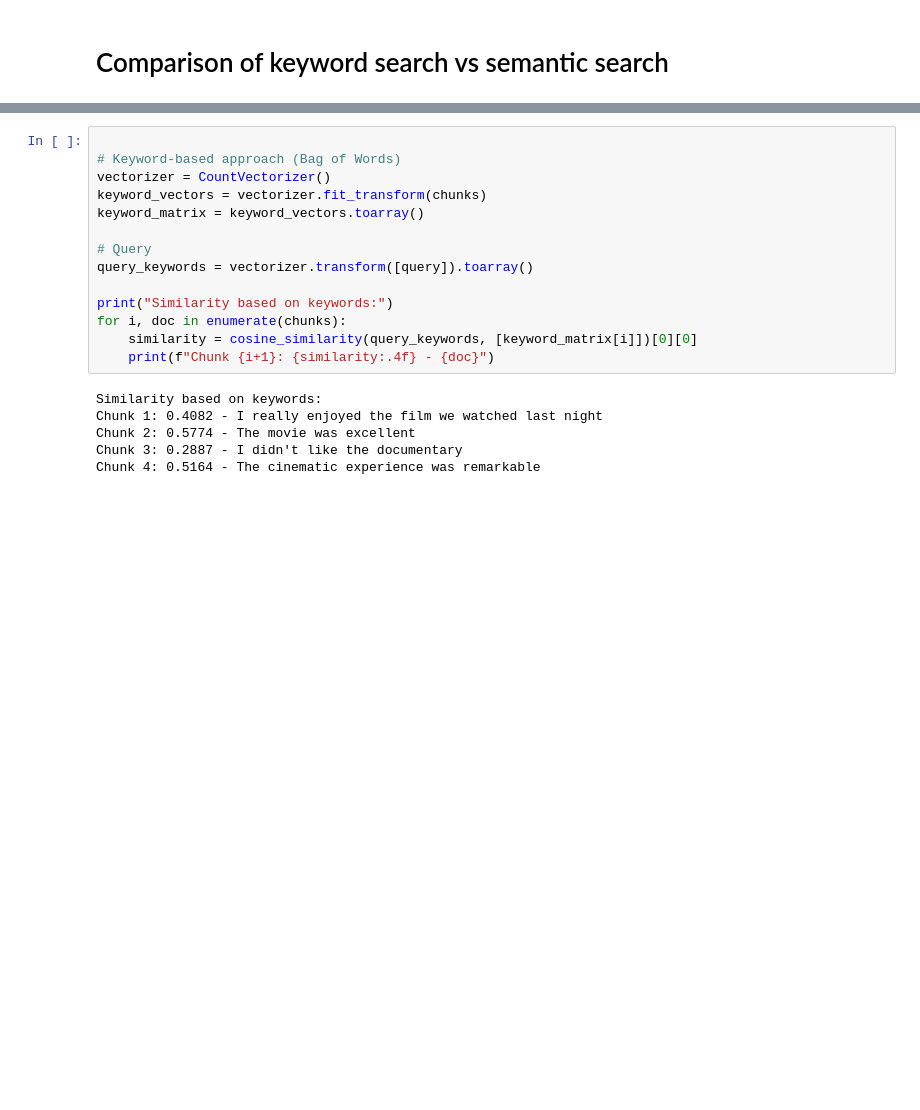
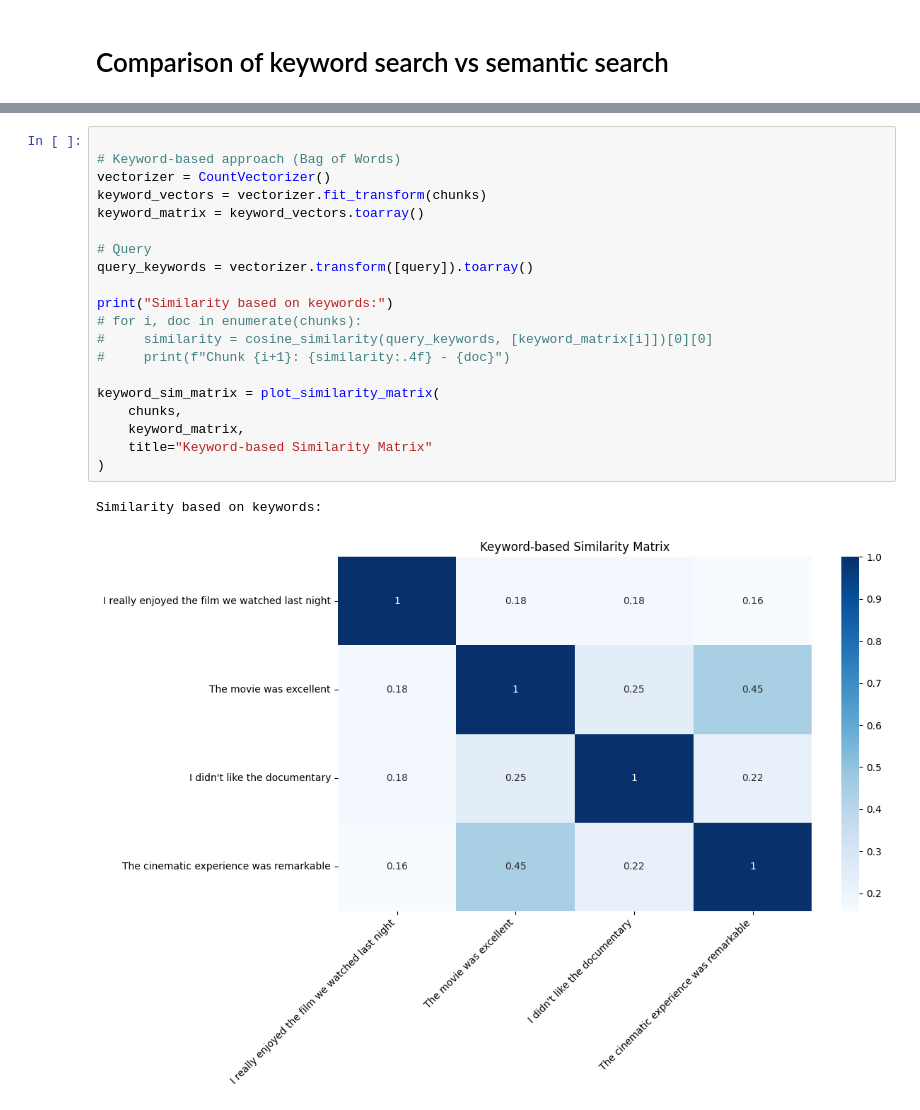
Before and after one commit to lakshmanok/generative-ai-design-patterns, a Jupyter notebook: examples/07_semantic_indexing/1_keyword_vs_embeddings.ipynb, the cells around one changed output, grey strips where cells are left out. Saved outputs shown, nothing was run; the diff lists cells and outputs as text; blank space fills up the shorter version.

```diff
--- a/examples/07_semantic_indexing/1_keyword_vs_embeddings.ipynb
+++ b/examples/07_semantic_indexing/1_keyword_vs_embeddings.ipynb
@@ -19,23 +58,26 @@ query = "The film was great"
 # %%
 
 # Keyword-based approach (Bag of Words)
 vectorizer = CountVectorizer()
 keyword_vectors = vectorizer.fit_transform(chunks)
 keyword_matrix = keyword_vectors.toarray()
 
 # Query
 query_keywords = vectorizer.transform([query]).toarray()
 
 print("Similarity based on keywords:")
-for i, doc in enumerate(chunks):
-    similarity = cosine_similarity(query_keywords, [keyword_matrix[i]])[0][0]
-    print(f"Chunk {i+1}: {similarity:.4f} - {doc}")
+# for i, doc in enumerate(chunks):
+#     similarity = cosine_similarity(query_keywords, [keyword_matrix[i]])[0][0]
+#     print(f"Chunk {i+1}: {similarity:.4f} - {doc}")
+
+keyword_sim_matrix = plot_similarity_matrix(
+    chunks,
+    keyword_matrix,
+    title="Keyword-based Similarity Matrix"
+)
 # %% [output]
 Similarity based on keywords:
-Chunk 1: 0.4082 - I really enjoyed the film we watched last night
-Chunk 2: 0.5774 - The movie was excellent
-Chunk 3: 0.2887 - I didn't like the documentary
-Chunk 4: 0.5164 - The cinematic experience was remarkable
+[figure, added]
 # %%
 # Embedding-based approach
 model = SentenceTransformer('all-MiniLM-L6-v2')
```
Also changed, not shown: parts of 4 cells of this notebook, 14 other files.
